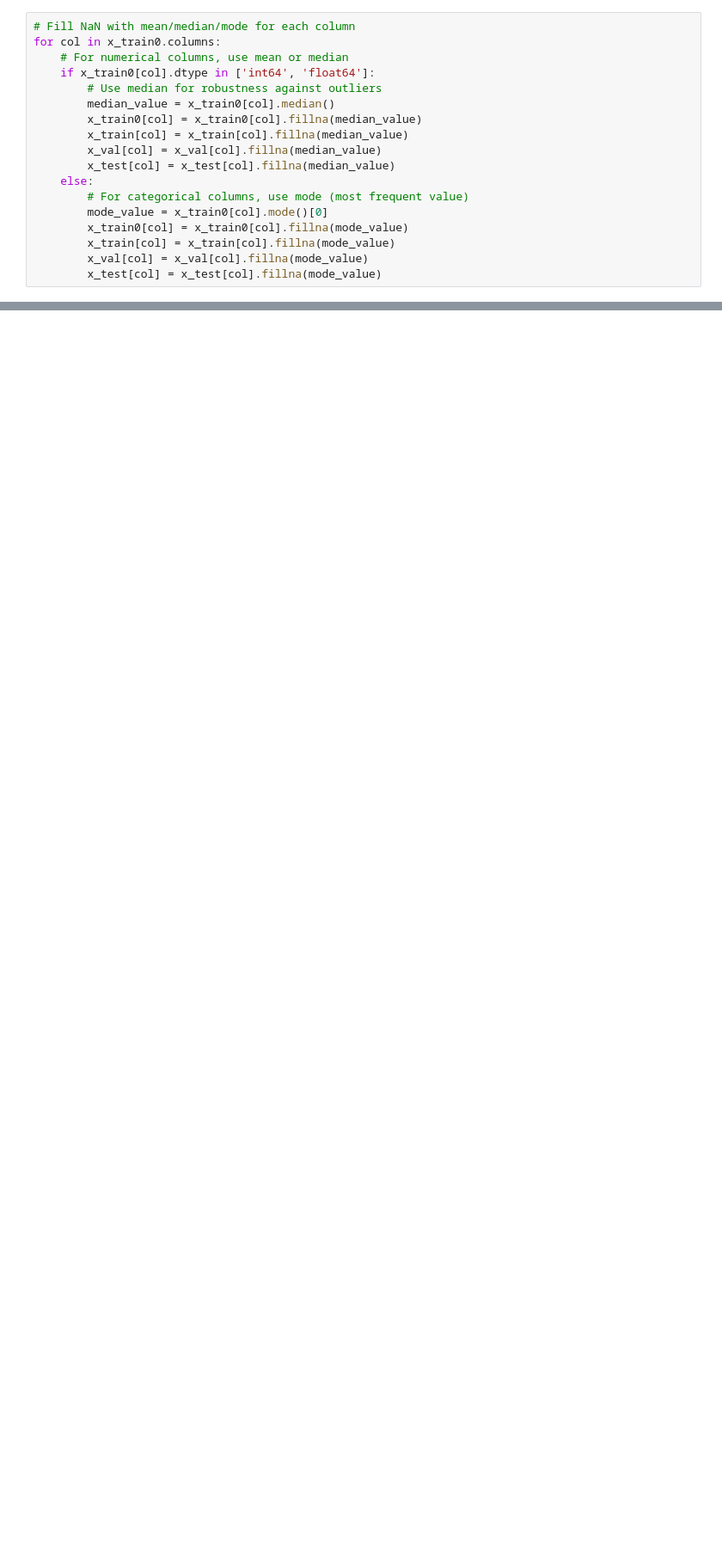
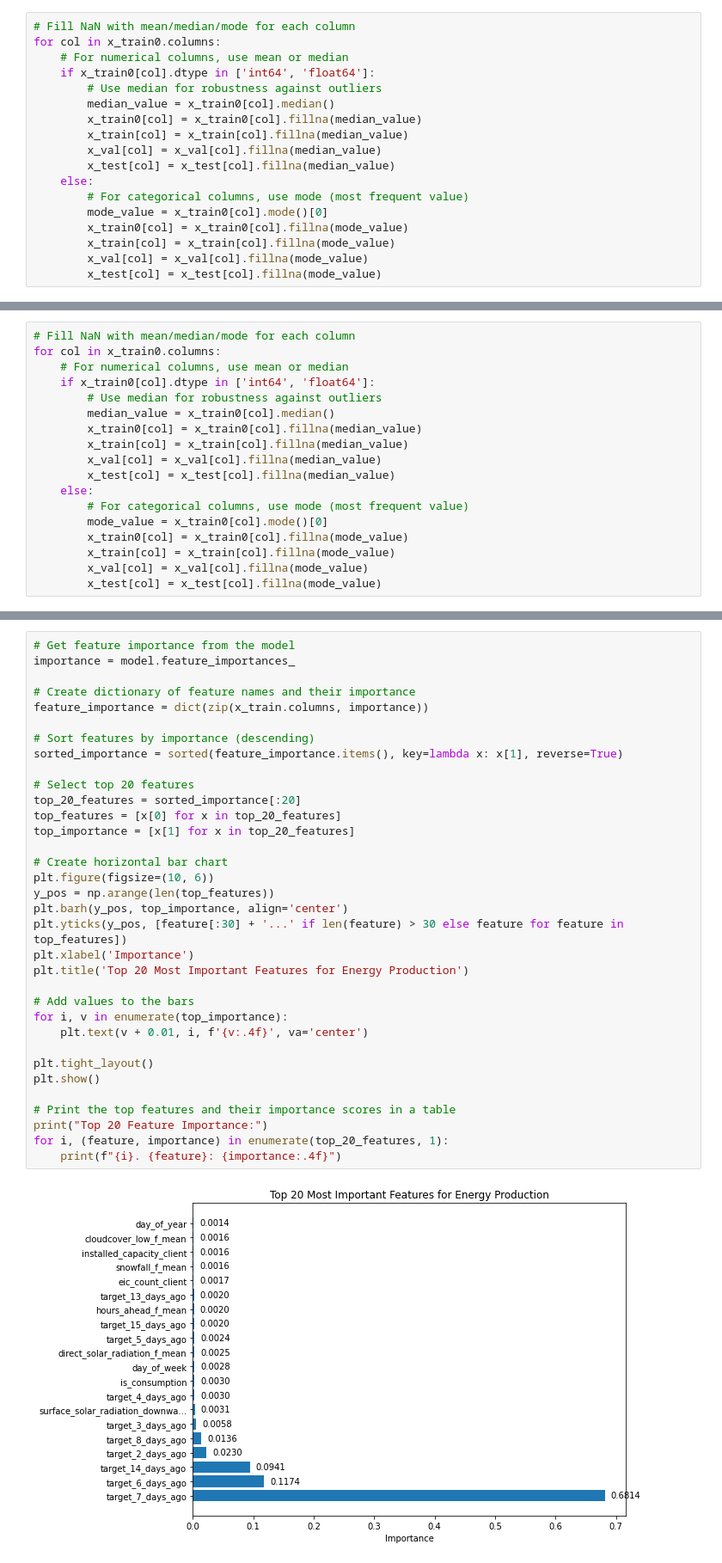
Before and after one commit to kjiang25/Sustainability-Datathon, a Jupyter notebook: data_and_starter_code/data_model.ipynb, the cells around one changed output, grey strips where cells are left out. Shown at 86% size. Cells and saved outputs as stored; diff of their text form; blank space fills up the shorter version.

```diff
--- a/data_and_starter_code/data_model.ipynb
+++ b/data_and_starter_code/data_model.ipynb
@@ -1326,0 +1375,18 @@ MAE as % of mean target value = 15.92%
+# %%
+# Fill NaN with mean/median/mode for each column
+for col in x_train0.columns:
+    # For numerical columns, use mean or median
+    if x_train0[col].dtype in ['int64', 'float64']:
+        # Use median for robustness against outliers
+        median_value = x_train0[col].median()
+        x_train0[col] = x_train0[col].fillna(median_value)
+        x_train[col] = x_train[col].fillna(median_value)
+        x_val[col] = x_val[col].fillna(median_value)
+        x_test[col] = x_test[col].fillna(median_value)
+    else:
+        # For categorical columns, use mode (most frequent value)
+        mode_value = x_train0[col].mode()[0]
+        x_train0[col] = x_train0[col].fillna(mode_value)
+        x_train[col] = x_train[col].fillna(mode_value)
+        x_val[col] = x_val[col].fillna(mode_value)
+        x_test[col] = x_test[col].fillna(mode_value)
@@ -1326,0 +1468,36 @@ MAE as % of mean target value = 15.92%
+# %%
+# Get feature importance from the model
+importance = model.feature_importances_
+
+# Create dictionary of feature names and their importance
+feature_importance = dict(zip(x_train.columns, importance))
+
+# Sort features by importance (descending)
+sorted_importance = sorted(feature_importance.items(), key=lambda x: x[1], reverse=True)
+
+# Select top 20 features
+top_20_features = sorted_importance[:20]
+top_features = [x[0] for x in top_20_features]
+top_importance = [x[1] for x in top_20_features]
+
+# Create horizontal bar chart
+plt.figure(figsize=(10, 6))
+y_pos = np.arange(len(top_features))
+plt.barh(y_pos, top_importance, align='center')
+plt.yticks(y_pos, [feature[:30] + '...' if len(feature) > 30 else feature for feature in top_features])
+plt.xlabel('Importance')
+plt.title('Top 20 Most Important Features for Energy Production')
+
+# Add values to the bars
+for i, v in enumerate(top_importance):
+    plt.text(v + 0.01, i, f'{v:.4f}', va='center')
+
+plt.tight_layout()
+plt.show()
+
+# Print the top features and their importance scores in a table
+print("Top 20 Feature Importance:")
+for i, (feature, importance) in enumerate(top_20_features, 1):
+    print(f"{i}. {feature}: {importance:.4f}")
+# %% [output]
+[figure, added]
```
Also changed, not shown: parts of 22 cells of this notebook.
